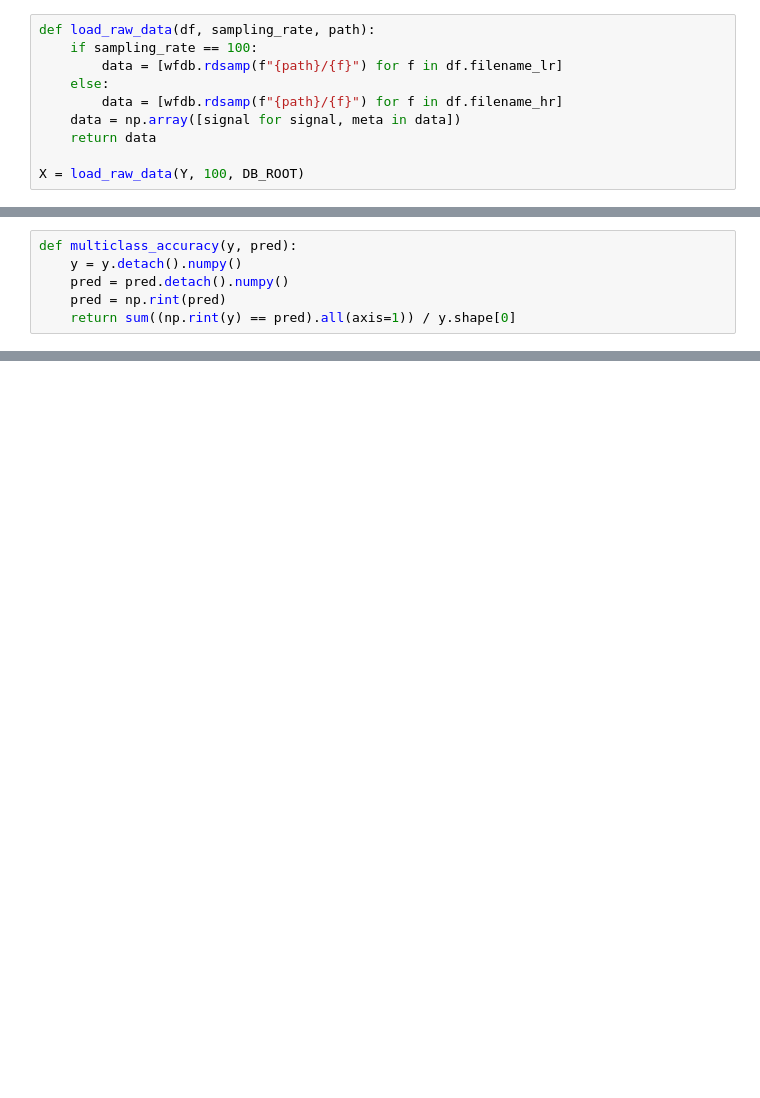
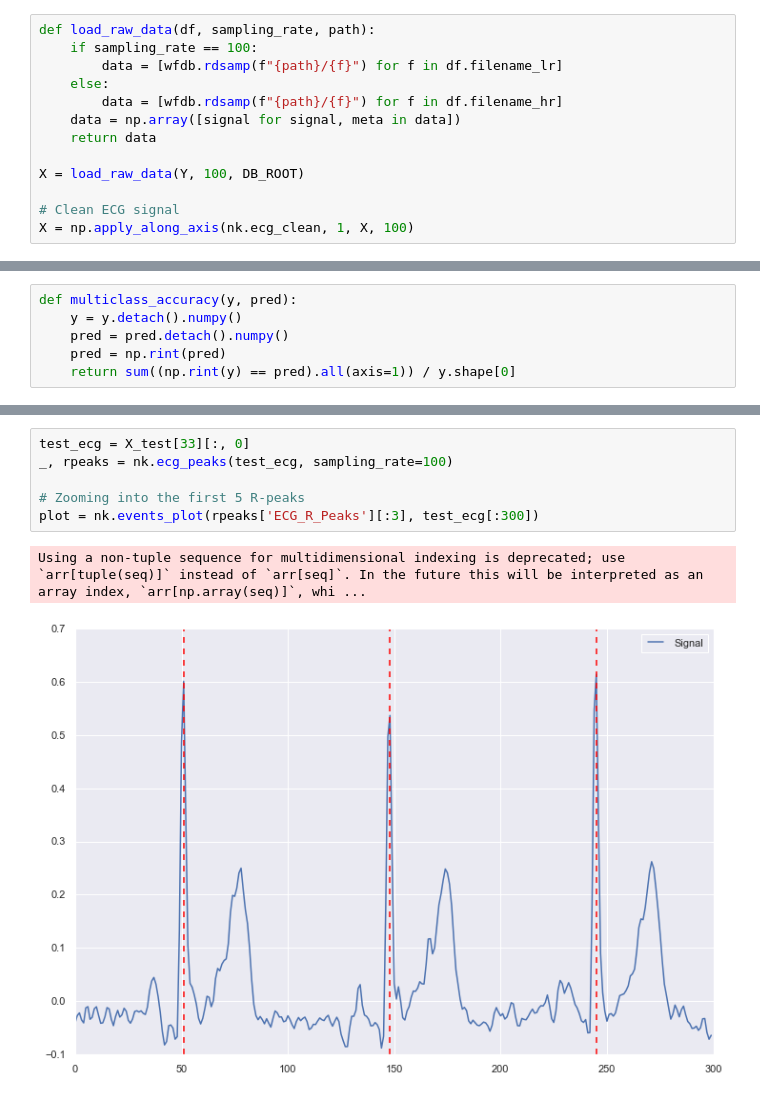
Before and after one commit to nediola/ECG_PTB_XL, a Jupyter notebook: ECGClassifiers.ipynb, the cells around one changed output, grey strips where cells are left out. Saved outputs shown, nothing was run; the diff lists cells and outputs as text; blank space fills up the shorter version.

```diff
--- a/ECGClassifiers.ipynb
+++ b/ECGClassifiers.ipynb
@@ -194,3 +287,6 @@ def load_raw_data(df, sampling_rate, path):
     return data
 
 X = load_raw_data(Y, 100, DB_ROOT)
+
+# Clean ECG signal
+X = np.apply_along_axis(nk.ecg_clean, 1, X, 100)
@@ -314,0 +551,9 @@ tensor([0, 1, 4])
+# %%
+test_ecg = X_test[33][:, 0]
+_, rpeaks = nk.ecg_peaks(test_ecg, sampling_rate=100)
+
+# Zooming into the first 5 R-peaks
+plot = nk.events_plot(rpeaks['ECG_R_Peaks'][:3], test_ecg[:300])
+# %% [output]
+Using a non-tuple sequence for multidimensional indexing is deprecated; use `arr[tuple(seq)]` instead of `arr[seq]`. In the future this will be interpreted as an array index, `arr[np.array(seq)]`, whi ...
+[figure, added]
```
Also changed, not shown: parts of 27 cells of this notebook.
